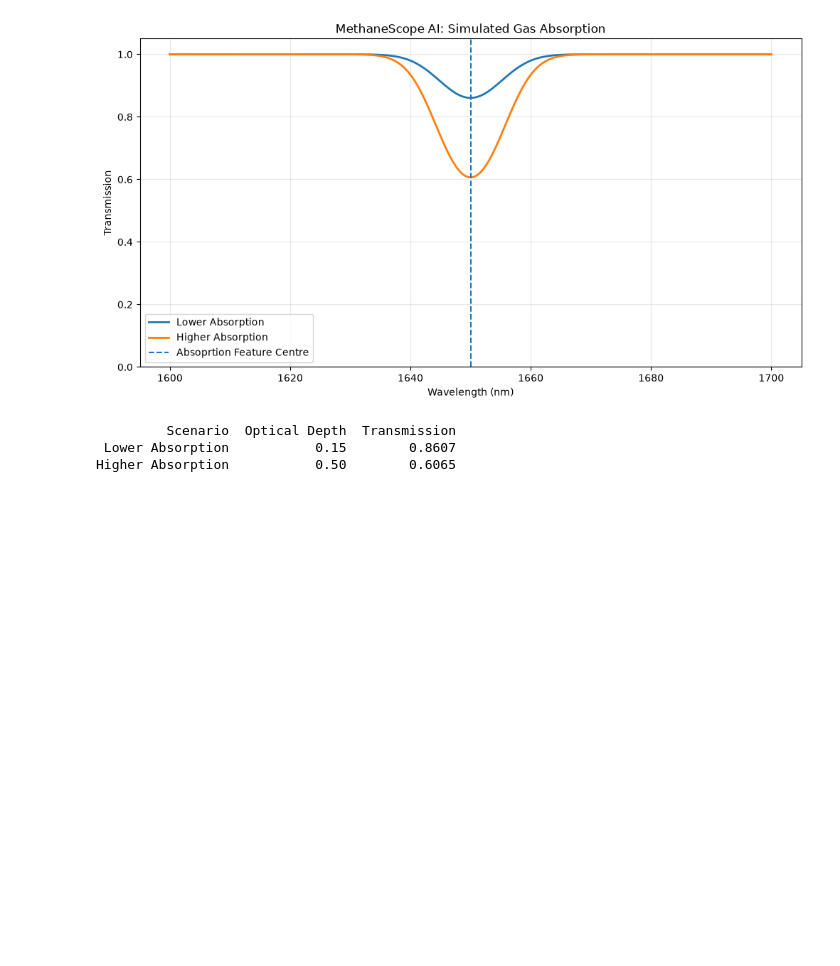
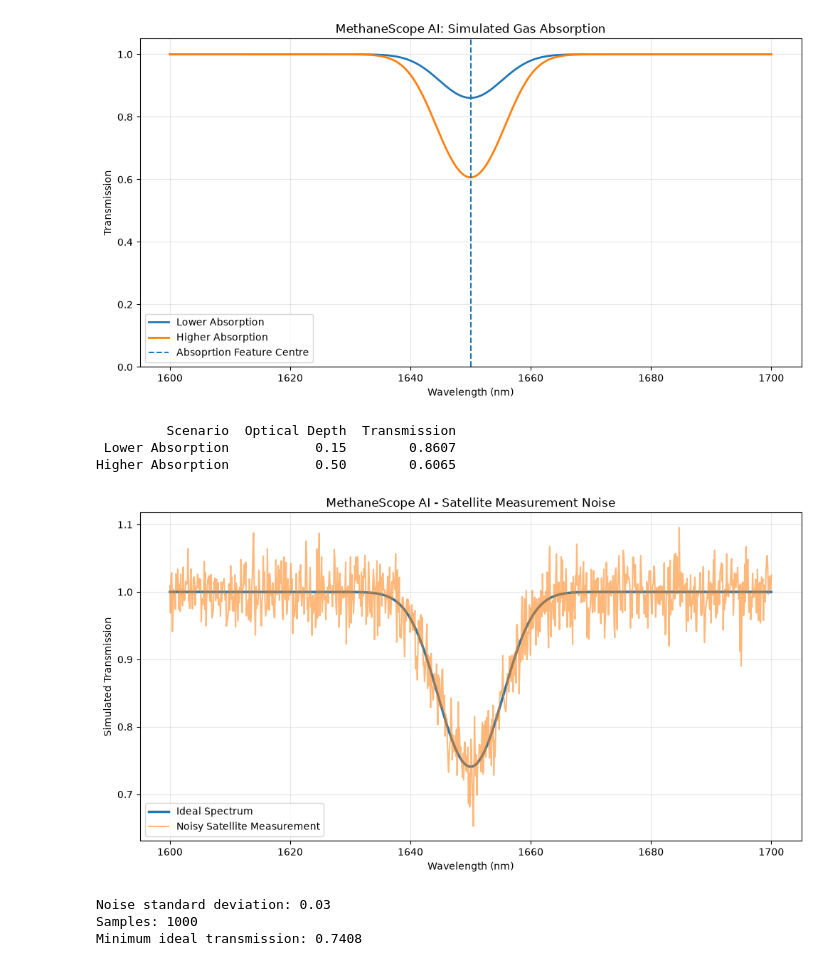
Before and after one commit to BMMUGOMBA/MethaneScope, a Jupyter notebook: Untitled.ipynb, the cells around one changed output. Saved outputs shown, nothing was run; the diff lists cells and outputs as text; code cells hidden in the pictures; blank space fills up the shorter version.

```diff
--- a/Untitled.ipynb
+++ b/Untitled.ipynb
@@ -100,32 +100,66 @@ Higher Absorption           0.50        0.6065
 # %%
 import numpy as np
 import matplotlib.pyplot as plt
 
-#Generate reproducible random measurements
+# Generate reproducible random measurements
 rng = np.random.default_rng(42)
 
-#simulated wavelength range
-wavelengths = np.linspace(1600,1700,1000)
+# Simulated wavelength range
+wavelengths = np.linspace(1600, 1700, 1000)
 
-simplified atmospheric absoprtion feature
+# Simplified atmospheric absorption feature
 center = 1650
 width = 5
 optical_depth = 0.3
 
 profile = np.exp(
     -0.5 * ((wavelengths - center) / width) ** 2
 )
 
-#ideal atmospheric transmission
+# Ideal atmospheric transmission
 clean_spectrum = np.exp(-optical_depth * profile)
 
-#Add simulated instrument noise
+# Add simulated instrument noise
 noise_std = 0.03
 
 noise = rng.normal(
-    loc = 0,
-    scale = noise_std,
-    size = len(wavelengths)
+    loc=0,
+    scale=noise_std,
+    size=len(wavelengths)
 )
 
 noisy_spectrum = clean_spectrum + noise
+
+# Visualise both measurements
+plt.figure(figsize=(12, 6))
+
+plt.plot(
+    wavelengths,
+    clean_spectrum,
+    label="Ideal Spectrum",
+    linewidth=2.5
+)
+
+plt.plot(
+    wavelengths,
+    noisy_spectrum,
+    label="Noisy Satellite Measurement",
+    alpha=0.55
+)
+
+plt.xlabel("Wavelength (nm)")
+plt.ylabel("Simulated Transmission")
+plt.title("MethaneScope AI - Satellite Measurement Noise")
+plt.legend()
+plt.grid(alpha=0.3)
+
+plt.show()
+
+print("Noise standard deviation:", noise_std)
+print("Samples:", len(wavelengths))
+print("Minimum ideal transmission:", round(clean_spectrum.min(), 4))
+# %% [output]
+[figure, added]
+Noise standard deviation: 0.03
+Samples: 1000
+Minimum ideal transmission: 0.7408
```
